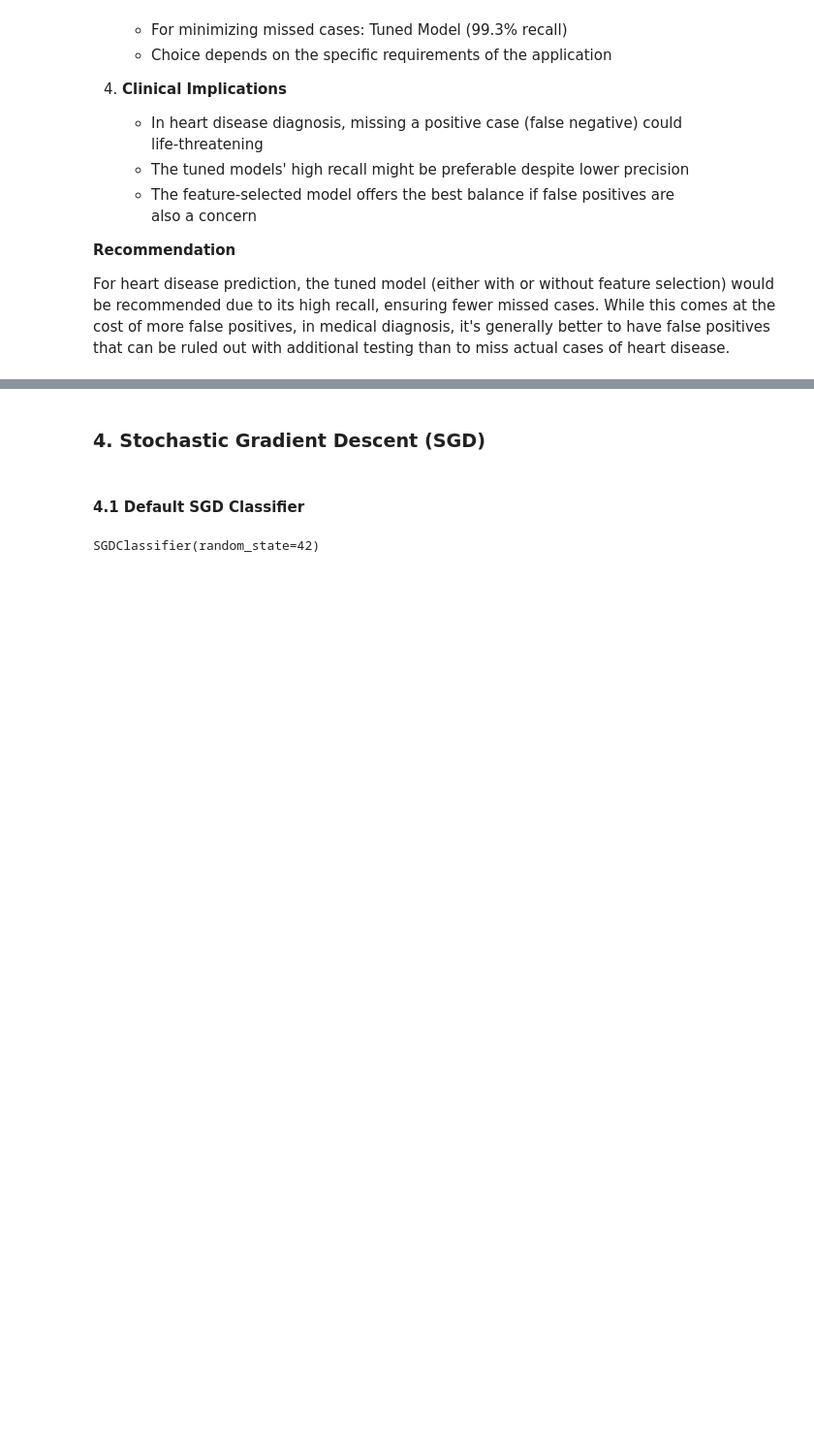
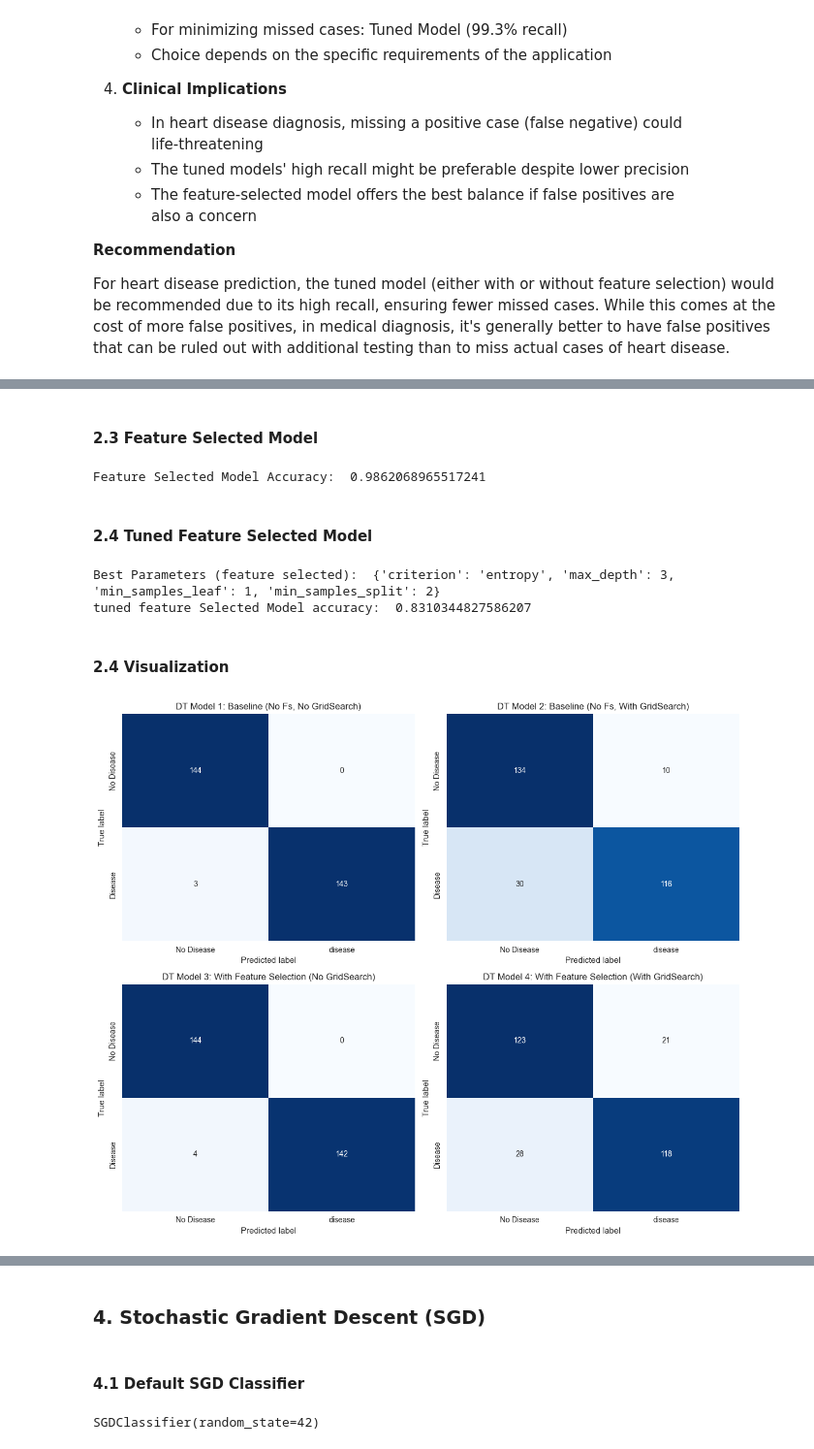
Before and after one commit to omisdami/GROUP1_HEART-DISEASE-, a Jupyter notebook: Heart Disease Classification.ipynb, the cells around one changed output, grey strips where cells are left out. Shown at 97% size. Saved outputs shown, nothing was run; the diff lists cells and outputs as text; code cells hidden in the pictures; blank space fills up the shorter version.

```diff
--- a/Heart Disease Classification.ipynb
+++ b/Heart Disease Classification.ipynb
@@ -782,0 +820,80 @@ For heart disease prediction, the tuned model (either with or without feature se
+# %% [markdown]
+#### 2.3 Feature Selected Model
+# %%
+#creating the model using selected features
+dt_model_fs = DecisionTreeClassifier(random_state=42)
+
+#training the model
+dt_model_fs.fit(X_train_fs, y_train)
+
+y_pred_fs = dt_model_fs.predict(X_test_fs)
+accuracy_fs = accuracy_score(y_test, y_pred_fs)
+print("\nFeature Selected Model Accuracy: ", accuracy_fs)
+# %% [output]
+Feature Selected Model Accuracy:  0.9862068965517241
+# %% [markdown]
+#### 2.4 Tuned Feature Selected Model
+# %%
+#applying grid search to feature slected
+dt_model_fs_tuned = GridSearchCV(
+    DecisionTreeClassifier(random_state=42),
+    grid_param,
+    cv=5,
+    scoring='accuracy',
+    n_jobs=-1
+)
+
+#training the model on feature-selected data
+dt_model_fs_tuned.fit(X_train_fs, y_train)
+print("\nBest Parameters (feature selected): ", dt_model_fs_tuned.best_params_)
+
+#making predictions with tuned feature-selected model
+y_pred_fs_tuned = dt_model_fs_tuned.predict(X_test_fs)
+accuracy_fs_tuned = accuracy_score(y_test, y_pred_fs_tuned)
+print("tuned feature Selected Model accuracy: ", accuracy_fs_tuned)
+# %% [output]
+Best Parameters (feature selected):  {'criterion': 'entropy', 'max_depth': 3, 'min_samples_leaf': 1, 'min_samples_split': 2}
+tuned feature Selected Model accuracy:  0.8310344827586207
+# %% [markdown]
+#### 2.4 Visualization
+# %%
+#generating predictions for all 4 models of dtree for comparison
+y_pred_dt1 = dt_model_base.predict(X_test)
+y_pred_dt2 = dt_model_base_tuned.predict(X_test)
+y_pred_dt3 = dt_model_fs.predict(X_test_fs)
+y_pred_dt4 = dt_model_fs_tuned.predict(X_test_fs)
+
+#creating confustion matrices for all models
+cm_dt1 = confusion_matrix(y_test, y_pred_dt1)
+cm_dt2 = confusion_matrix(y_test, y_pred_dt2)
+cm_dt3 = confusion_matrix(y_test, y_pred_dt3)
+cm_dt4 = confusion_matrix(y_test, y_pred_dt4)
+
+#setting up visualization grid
+fig, axes = plt.subplots(2, 2, figsize=(12, 10))
+
+#titles for each confustion matrix
+titles = [
+    "DT Model 1: Baseline (No Fs, No GridSearch)",
+    "DT Model 2: Baseline (No Fs, With GridSearch)",
+    "DT Model 3: With Feature Selection (No GridSearch)",
+    "DT Model 4: With Feature Selection (With GridSearch)",
+]
+
+#function to create confusion matrix
+def plot_confusion_matrix_dt(ax, cm, title):
+    sns.heatmap(cm, annot=True, fmt='d', cmap='Blues',cbar=False,
+                xticklabels=["No Disease", "disease"],
+                yticklabels=["No Disease", "Disease"], ax = ax)
+    ax.set_title(title)
+    ax.set_xlabel("Predicted label")
+    ax.set_ylabel("True label")
+
+#creating all 4 confusion matrix
+for ax, cm, title in zip(axes.ravel(), [cm_dt1, cm_dt2, cm_dt3, cm_dt4], titles):
+    plot_confusion_matrix_dt(ax, cm, title)
+
+plt.tight_layout()
+plt.show()
+# %% [output]
+[figure, added]
```
Also changed, not shown: parts of 66 cells of this notebook.
